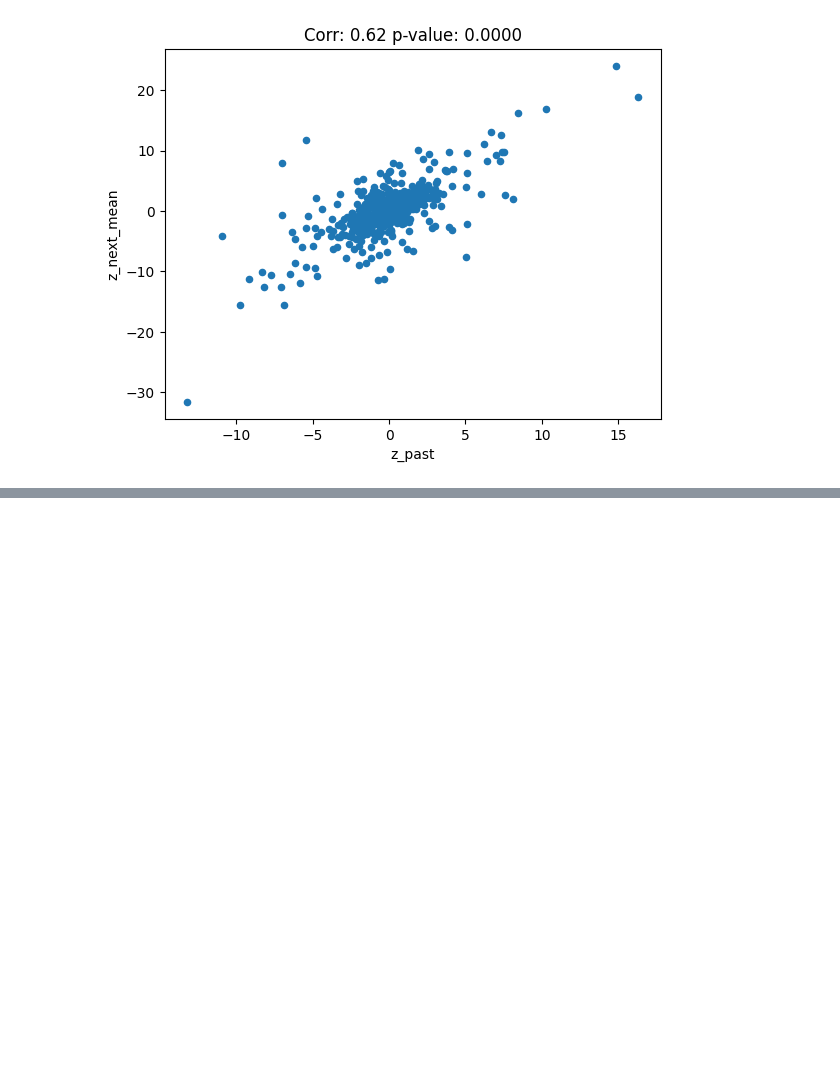
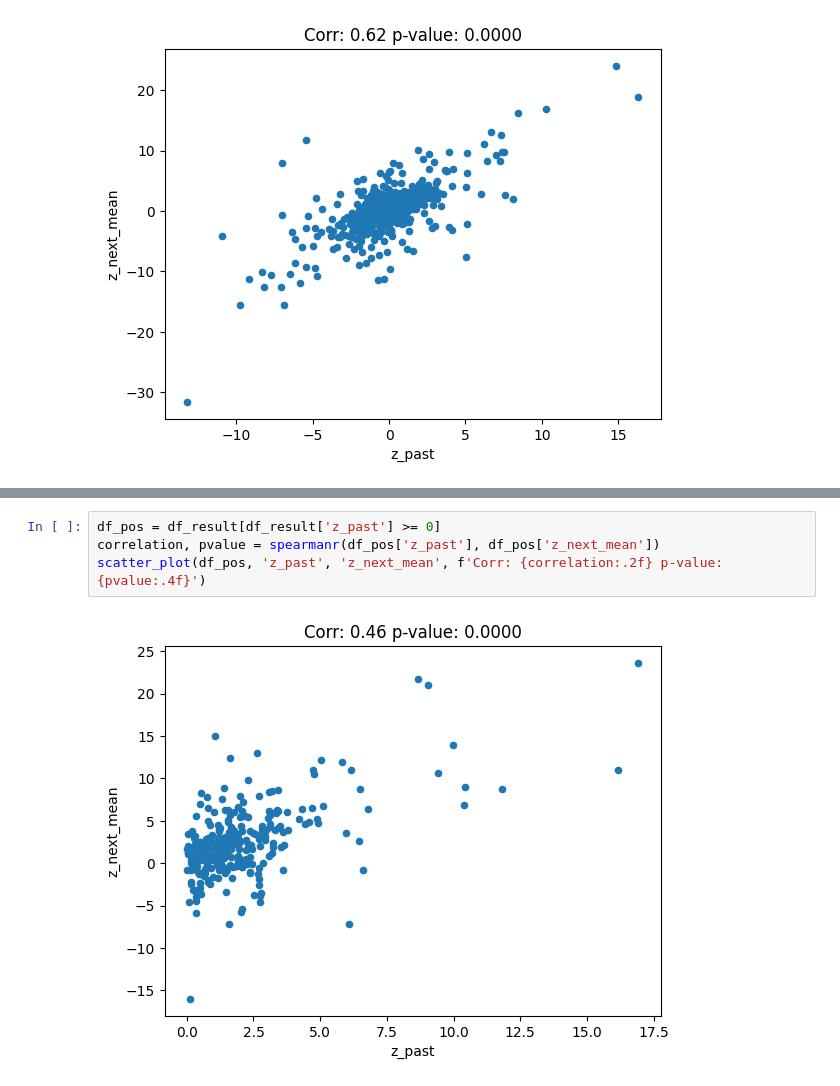
Before and after one commit to daQuincy/Takumi, a Jupyter notebook: 004 - wednesday_correlation_2.ipynb, the cells around one changed output, grey strips where cells are left out. Drawn from its saved outputs; the diff is of its cells as text; blank space fills up the shorter version.

```diff
--- a/004 - wednesday_correlation_2.ipynb
+++ b/004 - wednesday_correlation_2.ipynb
@@ -429,0 +555,6 @@ scatter_plot(df_result, 'z_past', 'z_next_mean', f'Corr: {correlation:.2f} p-val
+# %%
+df_pos = df_result[df_result['z_past'] >= 0]
+correlation, pvalue = spearmanr(df_pos['z_past'], df_pos['z_next_mean'])
+scatter_plot(df_pos, 'z_past', 'z_next_mean', f'Corr: {correlation:.2f} p-value: {pvalue:.4f}')
+# %% [output]
+[figure, added]
```
Also changed, not shown: parts of 9 cells of this notebook, 2 other files.
